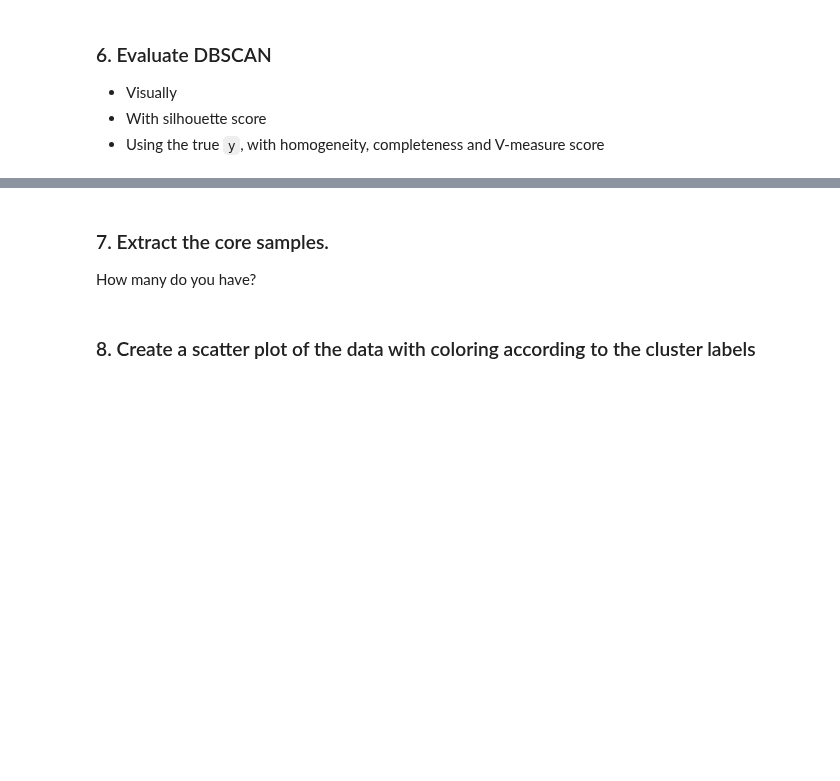
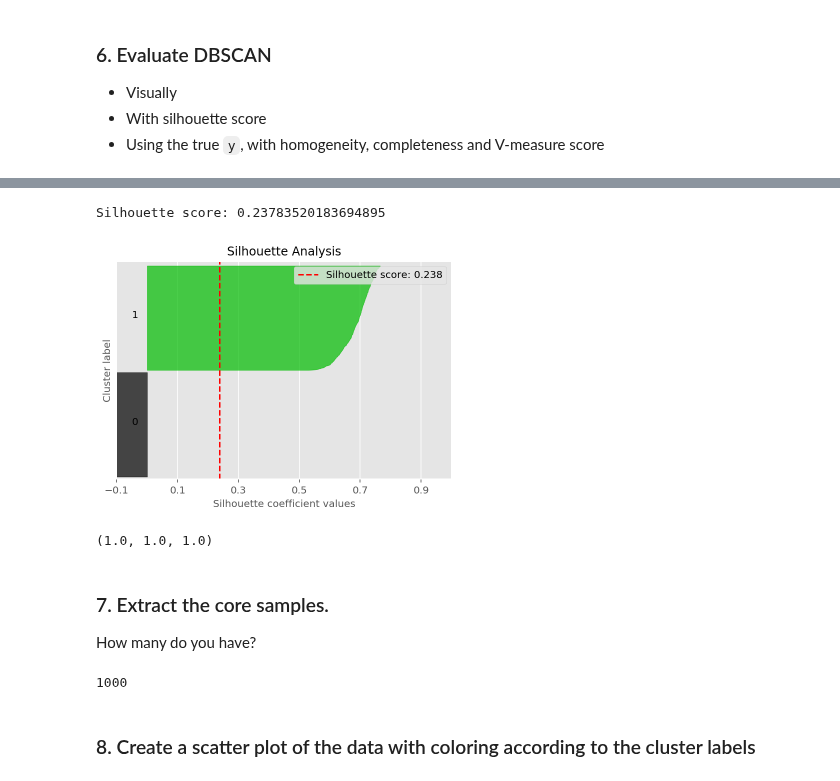
Before and after one commit to a3o1m2/DSI11-lessons, a Jupyter notebook: week07/day4_dbscan_clustering/clustering-labs/dbscan-circles-startercode.ipynb, the cells around one changed output, grey strips where cells are left out. Drawn from its saved outputs; the diff is of its cells as text; code cells hidden in the pictures; blank space fills up the shorter version.

```diff
--- a/week07/day4_dbscan_clustering/clustering-labs/dbscan-circles-startercode.ipynb
+++ b/week07/day4_dbscan_clustering/clustering-labs/dbscan-circles-startercode.ipynb
@@ -57,6 +109,23 @@ circles_X, circles_y = make_circles(n_samples=1000, random_state=123, noise=0.1,
+# %%
+from sklearn.metrics import silhouette_score
+from scikitplot.metrics import plot_silhouette
+print('Silhouette score:', silhouette_score(circles_Xs, dbscan.labels_))
+plot_silhouette(circles_Xs, dbscan.labels_);
+# %% [output]
+Silhouette score: 0.23783520183694895
+[figure, added]
+# %%
+from sklearn.metrics import homogeneity_completeness_v_measure
+homogeneity_completeness_v_measure(circles_y, dbscan.labels_)
+# %% [output]
+(1.0, 1.0, 1.0)
 # %% [markdown]
 ### 7.  Extract the core samples.
 
 How many do you have?
+# %%
+len(dbscan.core_sample_indices_)
+# %% [output]
+1000
 # %% [markdown]
 ### 8. Create a scatter plot of the data with coloring according to the cluster labels
```
Also changed, not shown: parts of 13 cells of this notebook, 13 other files.
